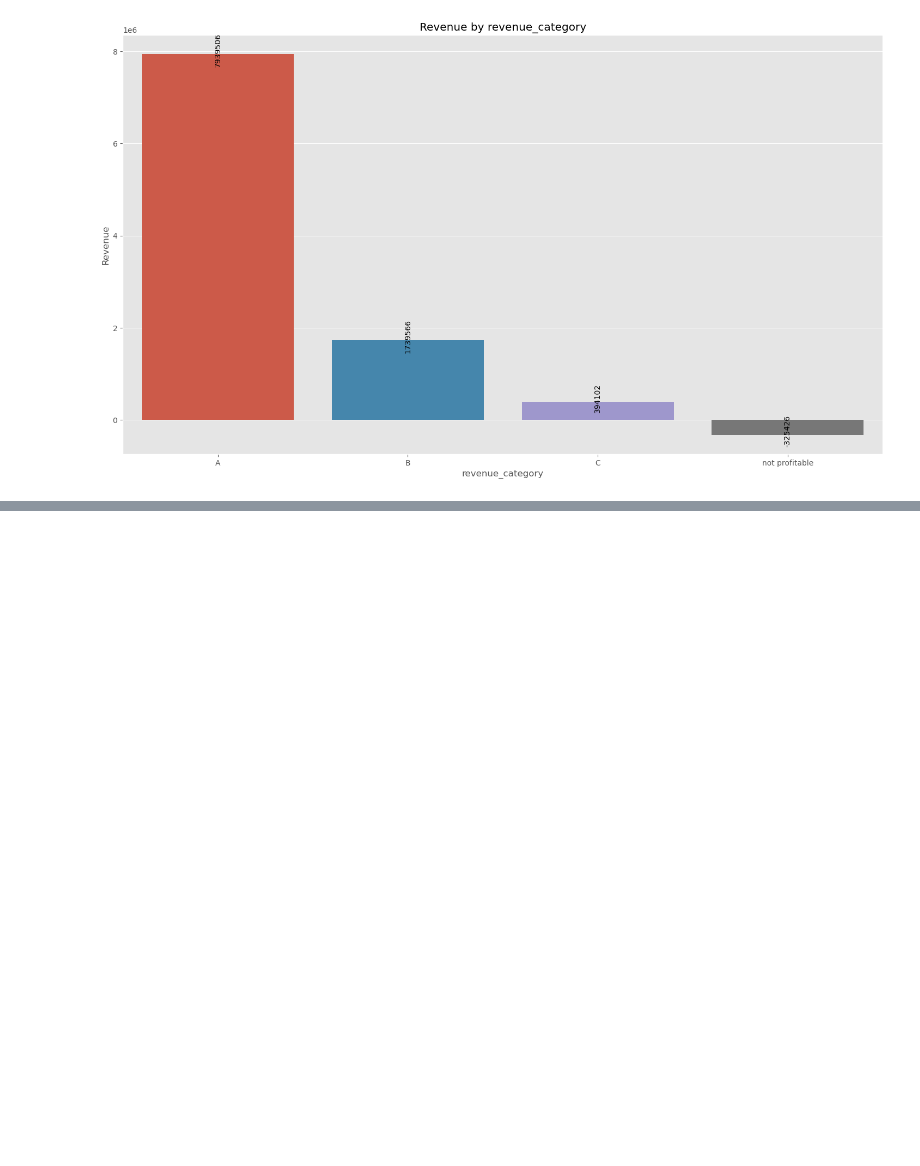
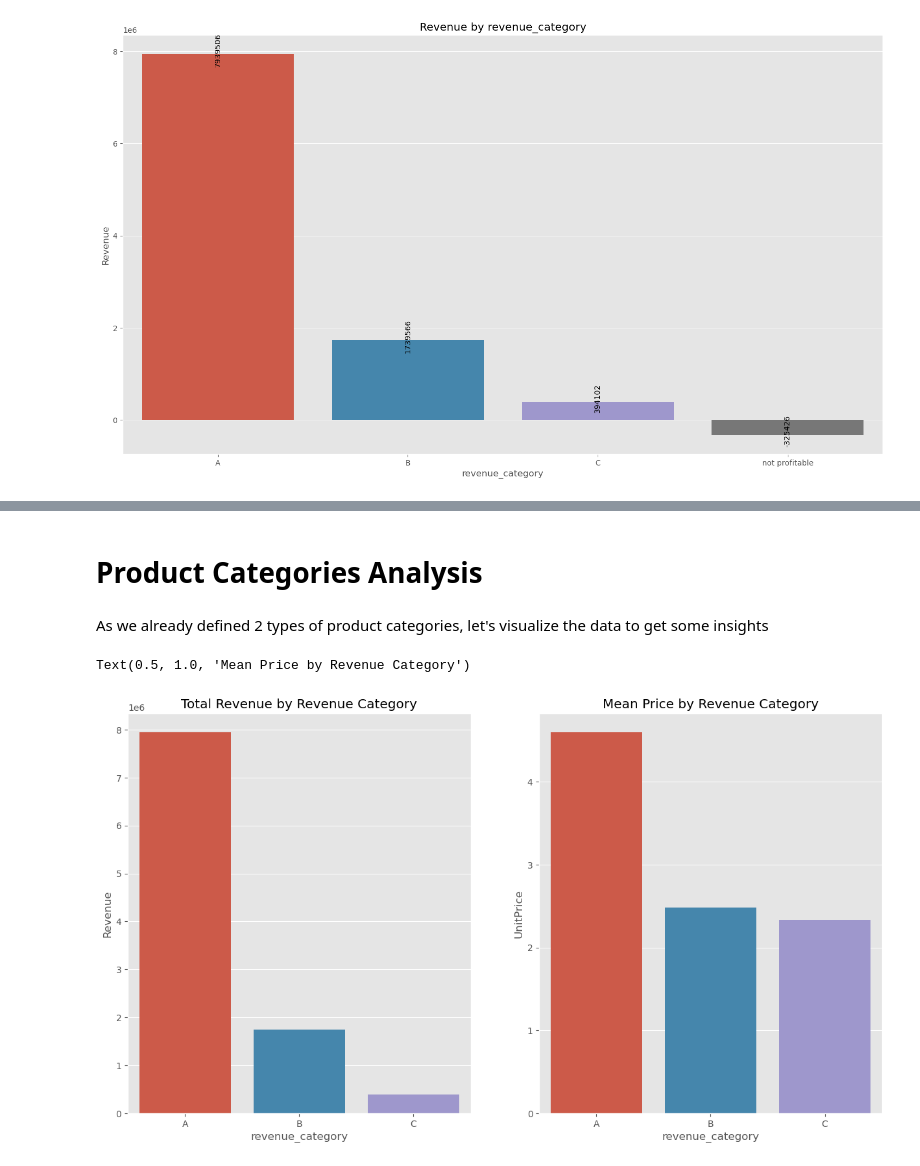
Before and after one commit to obaliuta/tata_retail_eda_visual, a Jupyter notebook: notebook.ipynb, the cells around one changed output, grey strips where cells are left out. Drawn from its saved outputs; the diff is of its cells as text; code cells hidden in the pictures; blank space fills up the shorter version.

```diff
--- a/notebook.ipynb
+++ b/notebook.ipynb
@@ -366,0 +410,18 @@ for i in ['Region', 'price_category', 'revenue_category']:
+# %%
+bin_labels = [1, 2, 3]
+
+customers['frequency'] = pd.cut(customers['invoices'], bins=[customers.invoices.min()-1, customers.invoices.quantile(0.33), customers.invoices.quantile(0.66), customers.invoices.max()+1], labels=bin_labels).astype('float32')
+customers['recency'] = pd.cut(customers['last_sale_days'], bins=[customers.last_sale_days.min()-1, customers.last_sale_days.quantile(0.33), customers.last_sale_days.quantile(0.66), customers.last_sale_days.max()+1], labels=list(reversed(bin_labels))).astype('float32')
+customers['monetary'] = pd.cut(customers['revenue'], bins=[customers.revenue.min()-1, customers.revenue.quantile(0.33), customers.revenue.quantile(0.66), customers.revenue.max()+1], labels=bin_labels).astype('float32')
+# %%
+def categorize_customers(x):
+    if x>8:
+        return 'A'
+    elif x>5:
+        return 'B'
+    else:
+        return 'C'
+
+customers['customer_category'] = (customers['frequency'] + customers['recency'] + customers['monetary']).apply(categorize_customers)
+
+customers.customer_category.value_counts()
@@ -366,0 +433,2 @@ for i in ['Region', 'price_category', 'revenue_category']:
+# %%
+df = df.merge(customers[['CustomerID', 'customer_category']], on='CustomerID', how='left')
@@ -366,0 +451,14 @@ for i in ['Region', 'price_category', 'revenue_category']:
+# %% [markdown]
+# Product Categories Analysis
+# %% [markdown]
+As we already defined 2 types of product categories, let's visualize the data to get some insights
+# %%
+fig, axs = plt.subplots(1,2, figsize =(15,8))
+
+sns.barplot(x = 'revenue_category', y='Revenue', data = df[df['revenue_category']!='not profitable'].groupby('revenue_category')['Revenue'].sum().reset_index(), ax=axs[0])
+sns.barplot(x = 'revenue_category', y='UnitPrice', data = df[df['revenue_category']!='not profitable'].groupby('revenue_category')['UnitPrice'].mean().reset_index(), ax=axs[1])
+axs[0].set_title('Total Revenue by Revenue Category')
+axs[1].set_title('Mean Price by Revenue Category')
+# %% [output]
+Text(0.5, 1.0, 'Mean Price by Revenue Category')
+[figure, added]
```
Also changed, not shown: parts of 16 cells of this notebook.
